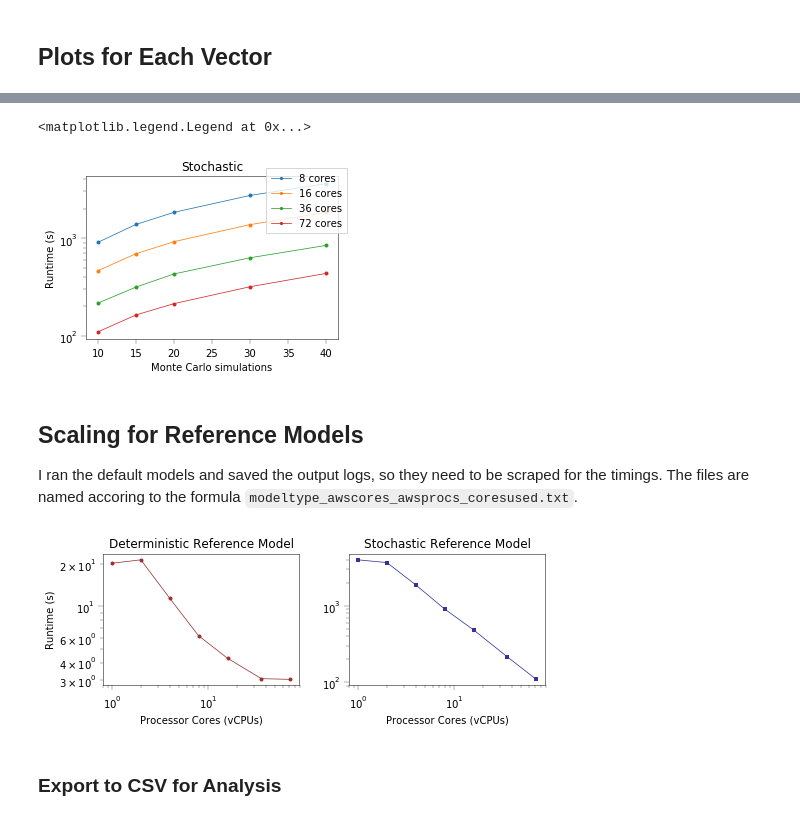
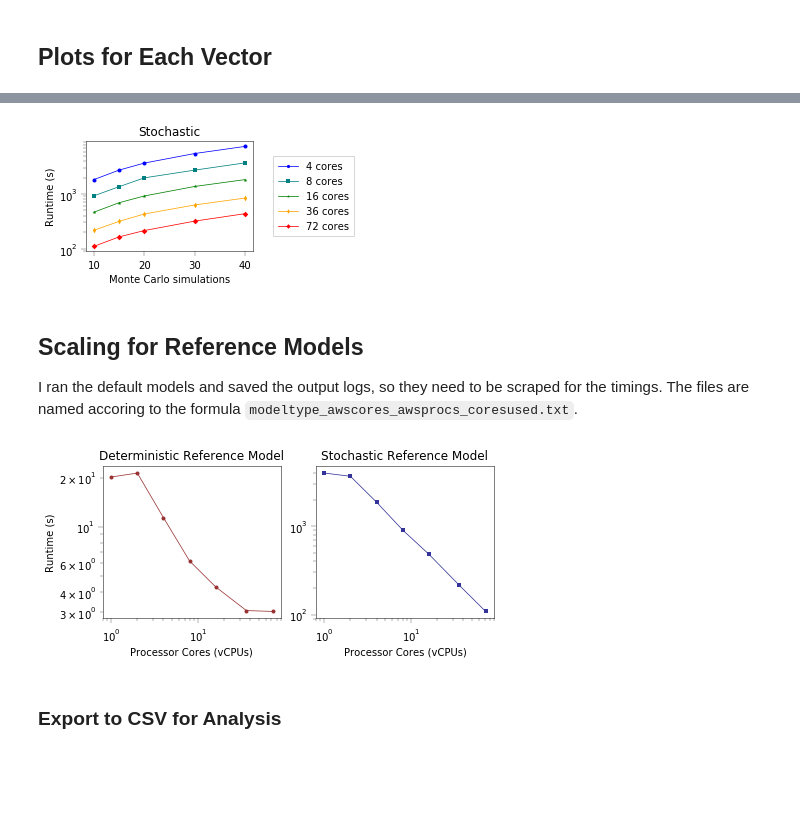
Before and after one commit to hautahi/HPC_SD, a Jupyter notebook: parallel/plotting.ipynb, the cells around one changed output, grey strips where cells are left out. Cells and saved outputs as stored; diff of their text form; code cells hidden in the pictures; blank space fills up the shorter version.

```diff
--- a/parallel/plotting.ipynb
+++ b/parallel/plotting.ipynb
@@ -51,17 +51,34 @@ Now, load the single-core versions.
 labs = {
     'addiction': 'Addiction levels',
     'age': 'Age groups',
-    'foi': 'Levels of Influence',
+    'foi': 'Levels of influence',
     'mcsims': 'Monte Carlo simulations',
     'years': 'Simulation years'
 }
+
+# Colors
+colors = {
+    4: 'blue',
+    8: 'teal',
+    16: 'green',
+    36: 'orange',
+    72: 'red'
+}
+
+markers = {
+    4: 'o',
+    8: 's',
+    16: '*',
+    36: 'd',
+    72: 'D'
+}
 # %%
 for vector in vectors:
     # Skip mcsims -- don't make a 2-panel plot for this one
     if vector == 'mcsims':
         continue
 
-    fig, axes = plt.subplots(1, 2, figsize=(10, 3), sharey=True)
+    fig, axes = plt.subplots(1, 2, figsize=(7, 2.5), sharey=False)
 
     for i, sd in enumerate(('deterministic', 'stochastic')):
         for n in sorted(timings[vector][sd]):
@@ -74,6 +91,8 @@ for vector in vectors:
                 df = df[df.iloc[:,0] <= 15]
             elif vector == 'addiction' and sd == 'stochastic':
                 df = df[df.iloc[:,0] <= 30]
+            elif vector == 'years' and sd == 'stochastic':
+                df = df[df.iloc[:,0].isin([1,5,10,15])]
 
             # Set labels
             if i == 1:
@@ -82,15 +101,17 @@ for vector in vectors:
                 label = ''
 
             # Plot
-            axes[i].plot(df.iloc[:,0], df.iloc[:,1], '-o', label=label)
+            axes[i].plot(df.iloc[:,0], df.iloc[:,1], '-', marker=markers[n], color=colors[n], label=label)
 
         # Axes properties
         if i == 0:
             axes[i].set_ylabel('Runtime (s)')
 
-        axes[i].set_yscale('log')
+        #axes[i].set_yscale('log')
         axes[i].set_title(sd.capitalize())
         axes[i].set_xlabel(labs[vector])
 
-    fig.legend(loc=(0.85, 0.25))
+    plt.legend(loc=(1.1, 0.20))
+    plt.tight_layout()
+    plt.savefig(f'./parallel-{vector}.pdf')
 # %% [output]
@@ -101,21 +122,22 @@ for vector in vectors:
 # %%
 # Now mcsims -- stochastic only
-fig, ax = plt.subplots(1, 1, figsize=(4.5, 3))
+fig, ax = plt.subplots(1, 1, figsize=(6.5, 2.5))
 
 for n in sorted(timings['mcsims']['stochastic']):
     df = timings['mcsims']['stochastic'][n]
     df = df[df.iloc[:,0] <= 40]
-    ax.plot(df.iloc[:,0], df.iloc[:,1], '-o', label=(f'{n} core' + ('s' if n != 1 else '')))
+    ax.plot(df.iloc[:,0], df.iloc[:,1], '-', marker=markers[n], color=colors[n], label=(f'{n} core' + ('s' if n != 1 else '')))
 
 # Axes
 ax.set_ylabel('Runtime (s)')
 ax.set_yscale('log')
 ax.set_title(sd.capitalize())
 ax.set_xlabel(labs['mcsims'])
-fig.legend()
+plt.legend(bbox_to_anchor=(1.7, 1.0))
+plt.tight_layout()
+plt.savefig(f'./parallel-mcsims.pdf')
 # %% [output]
-<matplotlib.legend.Legend at 0x...>
-[figure, old version]
+[figure, new version]
 # %% [markdown]
 ## Scaling for Reference Models
 
@@ -143,7 +165,7 @@ axl.set_xlabel('Processor Cores (vCPUs)')
 axr.set_xlabel('Processor Cores (vCPUs)')
 axl.set_title('Deterministic Reference Model')
 axr.set_title('Stochastic Reference Model')
-plt.tight_layout()
+#plt.tight_layout()
 plt.savefig('reference-models.pdf')
 
 # Log version
@@ -151,7 +173,7 @@ plt.savefig('reference-models.pdf')
 ([ax.set_xscale('log') for ax in (axl, axr)])
 plt.savefig('reference-models-loglog.pdf')
 # %% [output]
-[figure, old version]
+[figure, new version]
 # %% [markdown]
 ### Export to CSV for Analysis
 # %%
```
Also changed, not shown: parts of 1 cell of this notebook, 25 other files.
